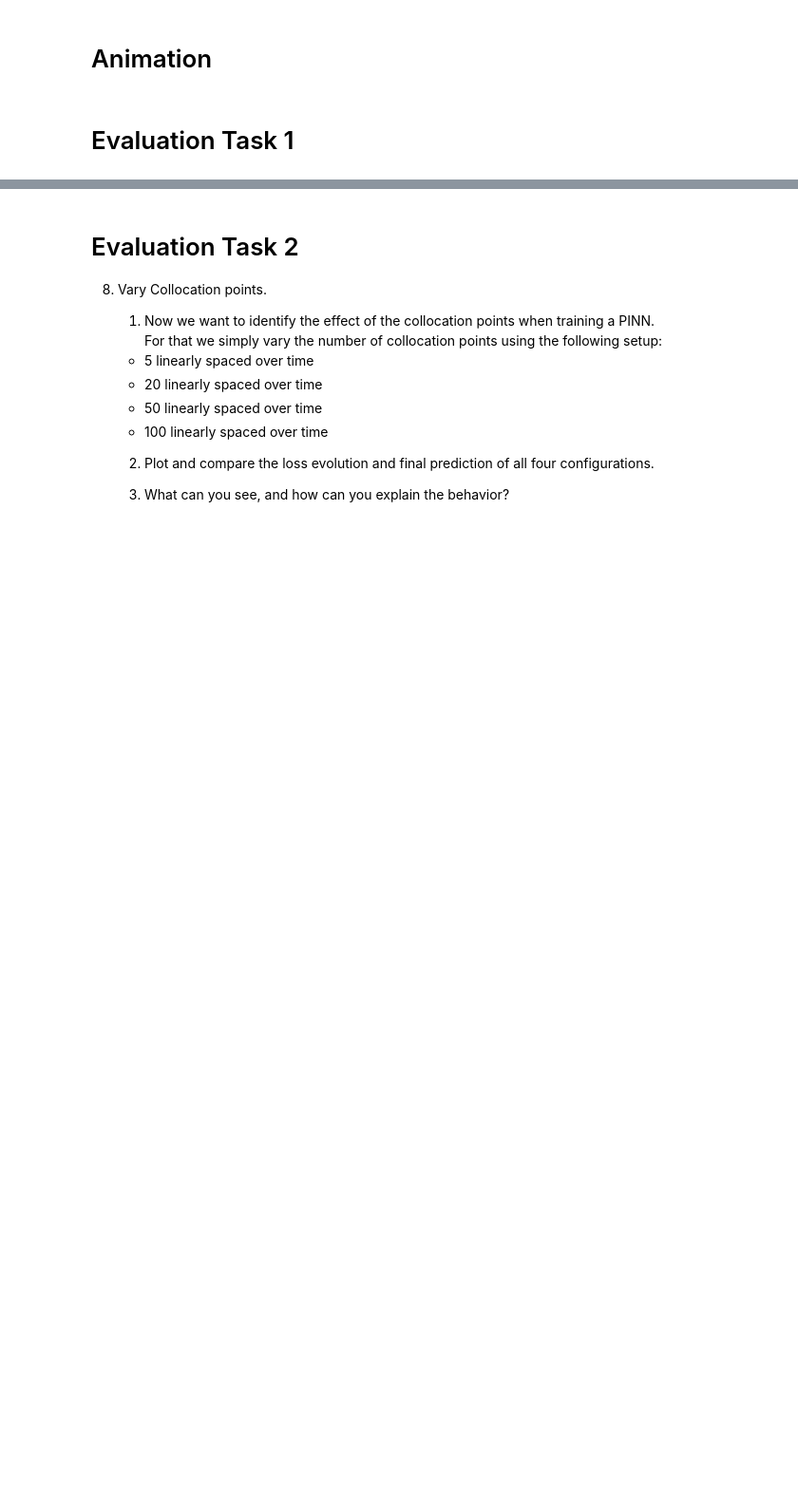
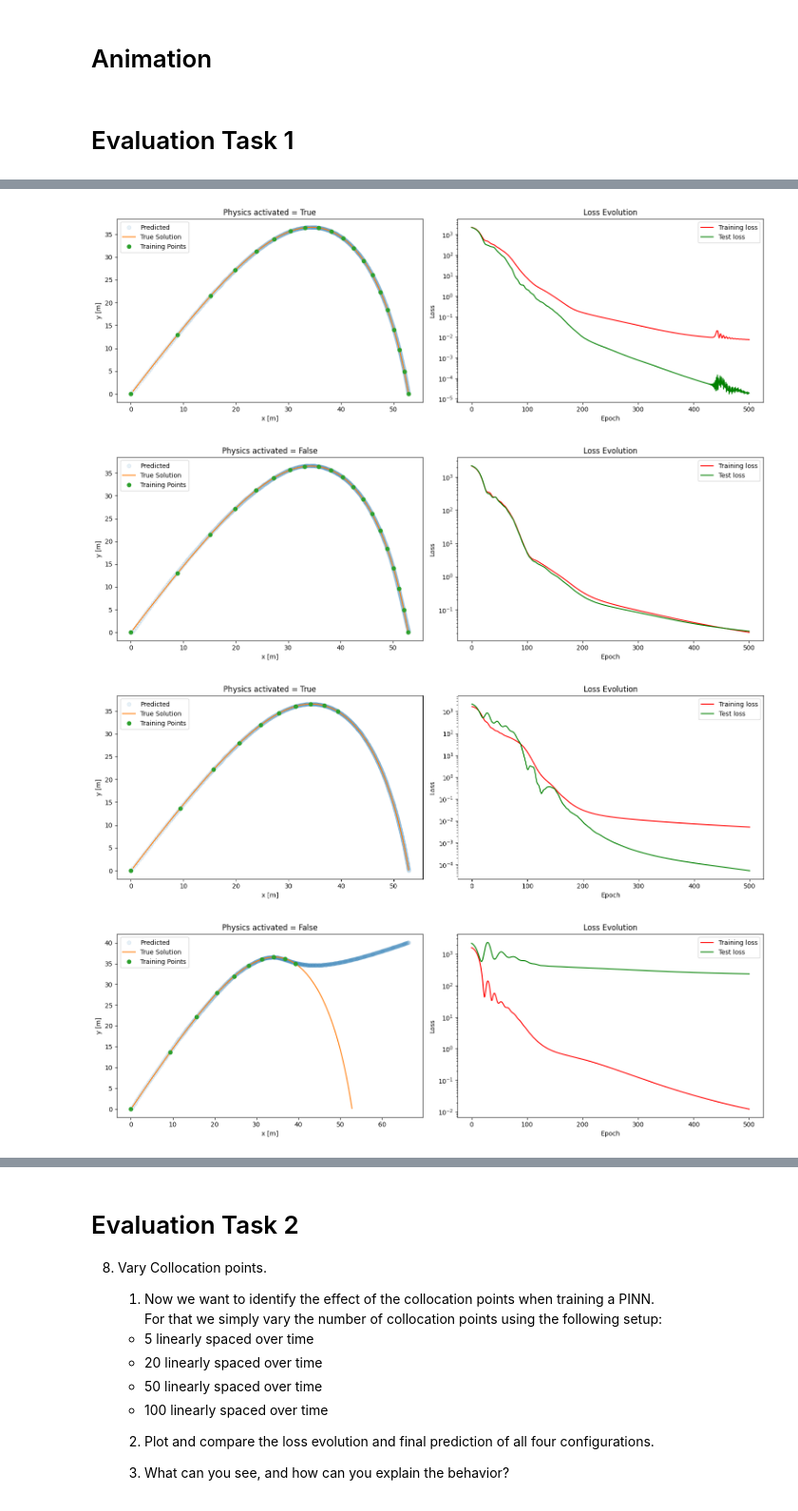
Before and after one commit to zincware/ZnPINNLab, a Jupyter notebook: day1/projectile_motion.ipynb, the cells around one changed output, grey strips where cells are left out. Shown at 95% size. Drawn from its saved outputs; the diff is of its cells as text; code cells hidden in the pictures; blank space fills up the shorter version.

Commit message:
changed the titles of the Task plot titles

```diff
--- a/day1/projectile_motion.ipynb
+++ b/day1/projectile_motion.ipynb
@@ -815,33 +832,38 @@ for  i, (data, physics) in enumerate(loop_list):
 # %%
-for data, sub_dict in pred_dict.items():
+for i, (data, sub_dict) in enumerate(pred_dict.items()):
     # Create a figure with subplots
     fig, axs = plt.subplots(1, 2, figsize=(15,5))  # 1 row, 2 columns of subplots
 
     # Plot data on the first subplot
     axs[0].plot(sub_dict["x_pred"], sub_dict["y_pred"], 'o', alpha=0.1, label='Predicted')
     axs[0].plot(test_ds["targets_x"], test_ds["targets_y"], label='True Solution')
     axs[0].plot(sub_dict["targets_x"].detach().numpy(), sub_dict["targets_y"].detach().numpy(), 'o', label='Training Points')
     axs[0].legend()
-    axs[0].set_xlabel('x')
-    axs[0].set_ylabel('y')
-    axs[0].set_title(f'PINN for Differential Equation with x and y Outputs')
+    axs[0].set_xlabel('x [m]')
+    axs[0].set_ylabel('y [m]')
+    axs[0].set_title(rf'Physics activated = {loop_list[i][1]}')
     # axs[0].set_ylim(-20, 60)
     # axs[0].set_xlim(-20, 60)
 
     # Plot loss evolution on the second subplot
 
     axs[1].plot(np.linspace(0, len(sub_dict["train_loss_evolution"]), len(sub_dict["train_loss_evolution"])), sub_dict["train_loss_evolution"], c='r', label='Training loss')
     axs[1].plot(np.linspace(0, len(sub_dict["test_loss_evolution"]), len(sub_dict["test_loss_evolution"])), sub_dict["test_loss_evolution"], c='g', label='Test loss')
     axs[1].legend()
     axs[1].set_title('Loss Evolution')
     axs[1].set_xlabel('Epoch')
     axs[1].set_ylabel('Loss')
     axs[1].set_yscale('log')  # Set y-axis to logarithmic scale
     # Adjust layout for subplots
     plt.tight_layout()
 
     # Save the plot as a PNG file
     plt.savefig(f"data_{i}")
 
     # Show the plot
     plt.show()
+# %% [output]
+[figure, added]
+[figure, added]
+[figure, added]
+[figure, added]
```
Also changed, not shown: parts of 8 cells of this notebook, 1 other file.
